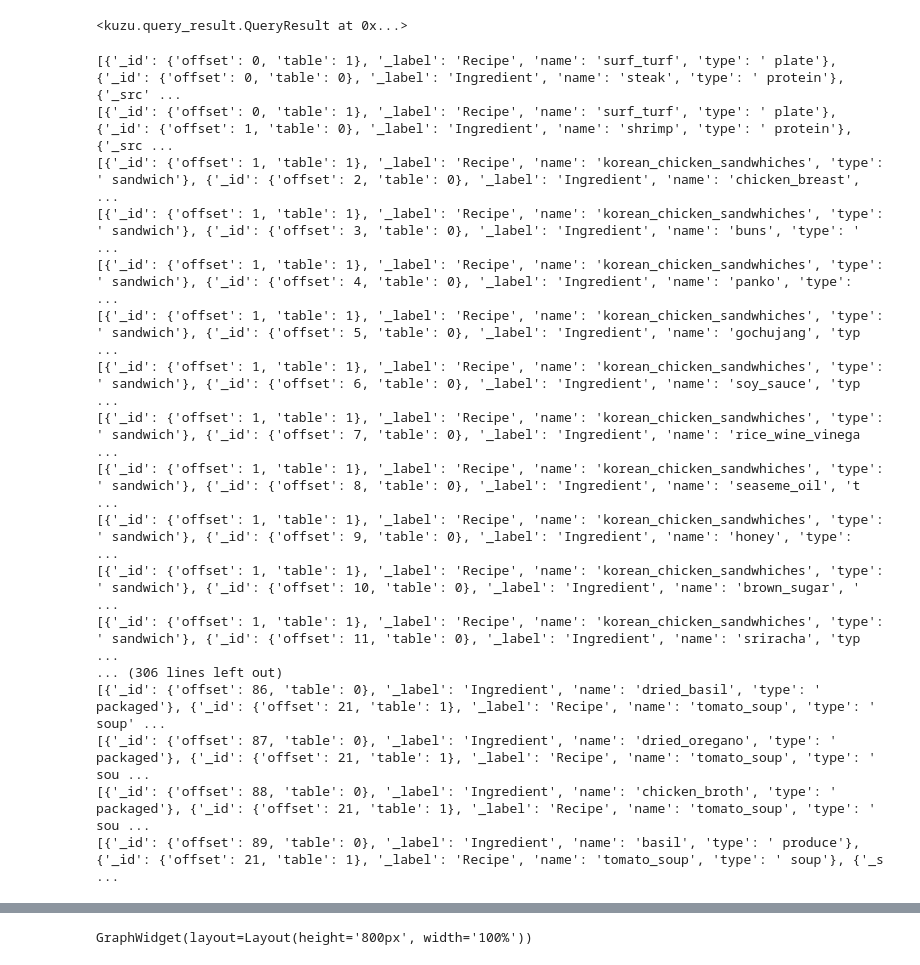
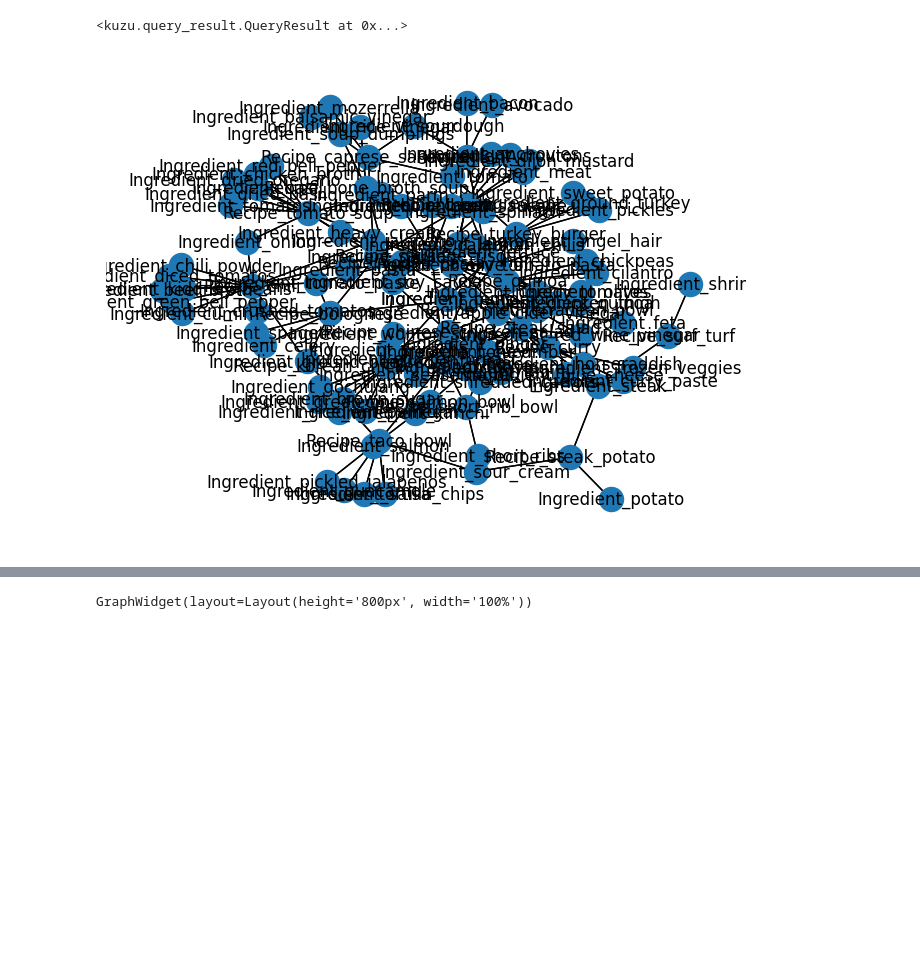
Before and after one commit to allykrinsky/graph-grocery-list, a Jupyter notebook: grapy.ipynb, the cells around one changed output, grey strips where cells are left out. Drawn from its saved outputs; the diff is of its cells as text; code cells hidden in the pictures; blank space fills up the shorter version.

```diff
--- a/grapy.ipynb
+++ b/grapy.ipynb
@@ -22,37 +26,21 @@ conn = kuzu.Connection(db)
 # %%
 import networkx as nx
 
 response = conn.execute(
         """
         MATCH (n)-[r:Contains]-(m)
         RETURN *
 
         """
     )
 
-# G = response.get_as_networkx(directed=False)
-while response.has_next():
-    print(response.get_next())
+G = response.get_as_networkx(directed=False)
+# while response.has_next():
+#     print(response.get_next())
 
-# nx.draw(G,with_labels=1)
+nx.draw(G,with_labels=1)
 # %% [output]
-[{'_id': {'offset': 0, 'table': 1}, '_label': 'Recipe', 'name': 'surf_turf', 'type': ' plate'}, {'_id': {'offset': 0, 'table': 0}, '_label': 'Ingredient', 'name': 'steak', 'type': ' protein'}, {'_src' ...
-[{'_id': {'offset': 0, 'table': 1}, '_label': 'Recipe', 'name': 'surf_turf', 'type': ' plate'}, {'_id': {'offset': 1, 'table': 0}, '_label': 'Ingredient', 'name': 'shrimp', 'type': ' protein'}, {'_src ...
-[{'_id': {'offset': 1, 'table': 1}, '_label': 'Recipe', 'name': 'korean_chicken_sandwhiches', 'type': ' sandwich'}, {'_id': {'offset': 2, 'table': 0}, '_label': 'Ingredient', 'name': 'chicken_breast', ...
-[{'_id': {'offset': 1, 'table': 1}, '_label': 'Recipe', 'name': 'korean_chicken_sandwhiches', 'type': ' sandwich'}, {'_id': {'offset': 3, 'table': 0}, '_label': 'Ingredient', 'name': 'buns', 'type': ' ...
-[{'_id': {'offset': 1, 'table': 1}, '_label': 'Recipe', 'name': 'korean_chicken_sandwhiches', 'type': ' sandwich'}, {'_id': {'offset': 4, 'table': 0}, '_label': 'Ingredient', 'name': 'panko', 'type':  ...
-[{'_id': {'offset': 1, 'table': 1}, '_label': 'Recipe', 'name': 'korean_chicken_sandwhiches', 'type': ' sandwich'}, {'_id': {'offset': 5, 'table': 0}, '_label': 'Ingredient', 'name': 'gochujang', 'typ ...
-[{'_id': {'offset': 1, 'table': 1}, '_label': 'Recipe', 'name': 'korean_chicken_sandwhiches', 'type': ' sandwich'}, {'_id': {'offset': 6, 'table': 0}, '_label': 'Ingredient', 'name': 'soy_sauce', 'typ ...
-[{'_id': {'offset': 1, 'table': 1}, '_label': 'Recipe', 'name': 'korean_chicken_sandwhiches', 'type': ' sandwich'}, {'_id': {'offset': 7, 'table': 0}, '_label': 'Ingredient', 'name': 'rice_wine_vinega ...
-[{'_id': {'offset': 1, 'table': 1}, '_label': 'Recipe', 'name': 'korean_chicken_sandwhiches', 'type': ' sandwich'}, {'_id': {'offset': 8, 'table': 0}, '_label': 'Ingredient', 'name': 'seaseme_oil', 't ...
-[{'_id': {'offset': 1, 'table': 1}, '_label': 'Recipe', 'name': 'korean_chicken_sandwhiches', 'type': ' sandwich'}, {'_id': {'offset': 9, 'table': 0}, '_label': 'Ingredient', 'name': 'honey', 'type':  ...
-[{'_id': {'offset': 1, 'table': 1}, '_label': 'Recipe', 'name': 'korean_chicken_sandwhiches', 'type': ' sandwich'}, {'_id': {'offset': 10, 'table': 0}, '_label': 'Ingredient', 'name': 'brown_sugar', ' ...
-[{'_id': {'offset': 1, 'table': 1}, '_label': 'Recipe', 'name': 'korean_chicken_sandwhiches', 'type': ' sandwich'}, {'_id': {'offset': 11, 'table': 0}, '_label': 'Ingredient', 'name': 'sriracha', 'typ ...
-... (306 lines left out)
-[{'_id': {'offset': 86, 'table': 0}, '_label': 'Ingredient', 'name': 'dried_basil', 'type': ' packaged'}, {'_id': {'offset': 21, 'table': 1}, '_label': 'Recipe', 'name': 'tomato_soup', 'type': ' soup' ...
-[{'_id': {'offset': 87, 'table': 0}, '_label': 'Ingredient', 'name': 'dried_oregano', 'type': ' packaged'}, {'_id': {'offset': 21, 'table': 1}, '_label': 'Recipe', 'name': 'tomato_soup', 'type': ' sou ...
-[{'_id': {'offset': 88, 'table': 0}, '_label': 'Ingredient', 'name': 'chicken_broth', 'type': ' packaged'}, {'_id': {'offset': 21, 'table': 1}, '_label': 'Recipe', 'name': 'tomato_soup', 'type': ' sou ...
-[{'_id': {'offset': 89, 'table': 0}, '_label': 'Ingredient', 'name': 'basil', 'type': ' produce'}, {'_id': {'offset': 21, 'table': 1}, '_label': 'Recipe', 'name': 'tomato_soup', 'type': ' soup'}, {'_s ...
+[figure, added]
 # %%
 pageranks = nx.pagerank(G)
 pageranks
```
Also changed, not shown: parts of 5 cells of this notebook, 5 other files.
